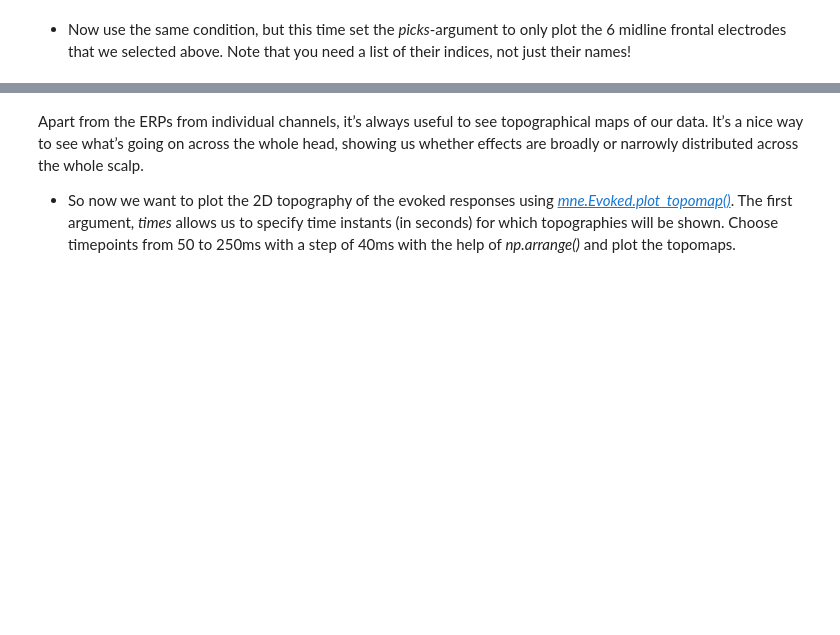
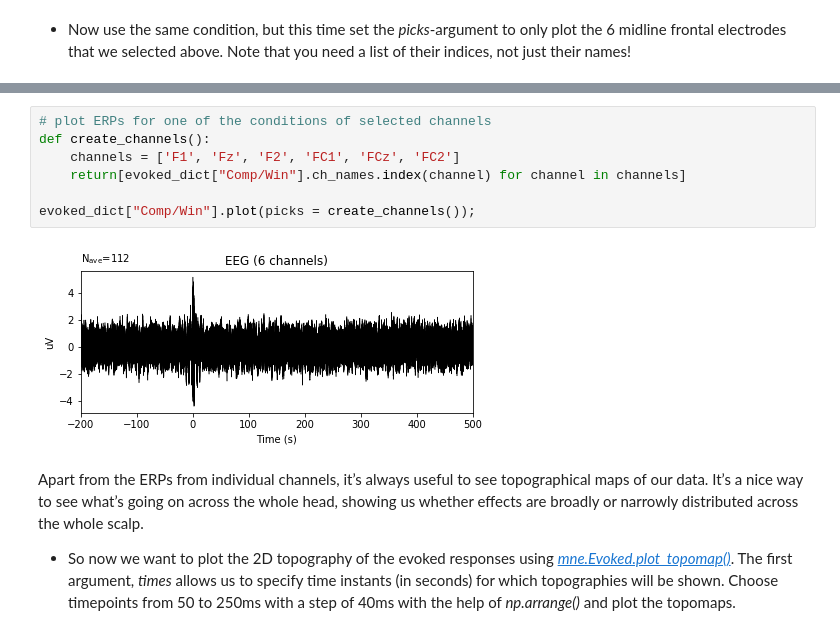
Before and after one commit to NBP-ACC/week-10-acc_2, a Jupyter notebook: Sheet08.ipynb, the cells around one changed output, grey strips where cells are left out. Drawn from its saved outputs; the diff is of its cells as text; blank space fills up the shorter version.

```diff
--- a/Sheet08.ipynb
+++ b/Sheet08.ipynb
@@ -288,3 +290,12 @@ pick = # TODO
+# %%
+# plot ERPs for one of the conditions of selected channels
+def create_channels():
+    channels = ['F1', 'Fz', 'F2', 'FC1', 'FCz', 'FC2']
+    return[evoked_dict["Comp/Win"].ch_names.index(channel) for channel in channels]
+
+evoked_dict["Comp/Win"].plot(picks = create_channels());
+# %% [output]
+[figure, added]
 # %% [markdown]
 Apart from the ERPs from individual channels, it’s always useful to see topographical maps of our data. It’s a nice way to see what’s going on across the whole head, showing us whether effects are broadly or narrowly distributed across the whole scalp.
 - So now we want to plot the 2D topography of the evoked responses using [*mne.Evoked.plot_topomap()*](https://martinos.org/mne/stable/generated/mne.Evoked.html#mne.Evoked.plot_topomap). The first argument, *times* allows us to specify time instants (in seconds) for which topographies will be shown. Choose timepoints from 50 to 250ms with a step of 40ms with the help of *np.arrange()* and plot the topomaps.
```
Also changed, not shown: parts of 12 cells of this notebook.
